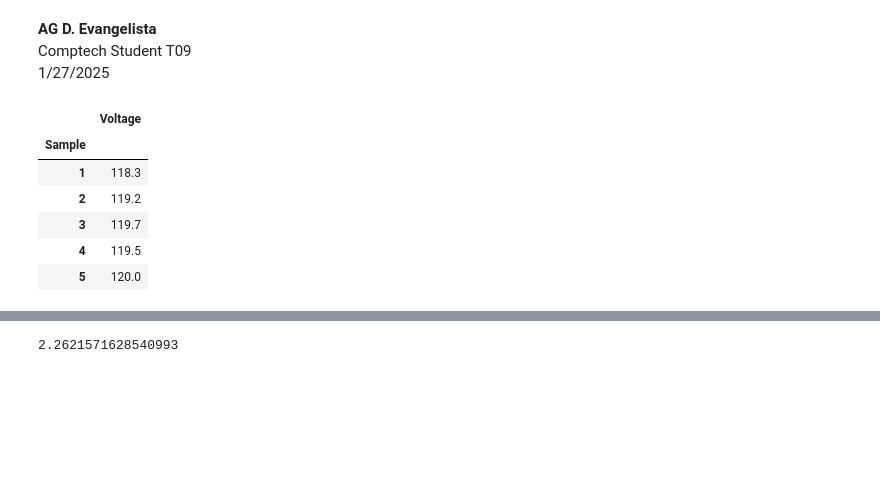
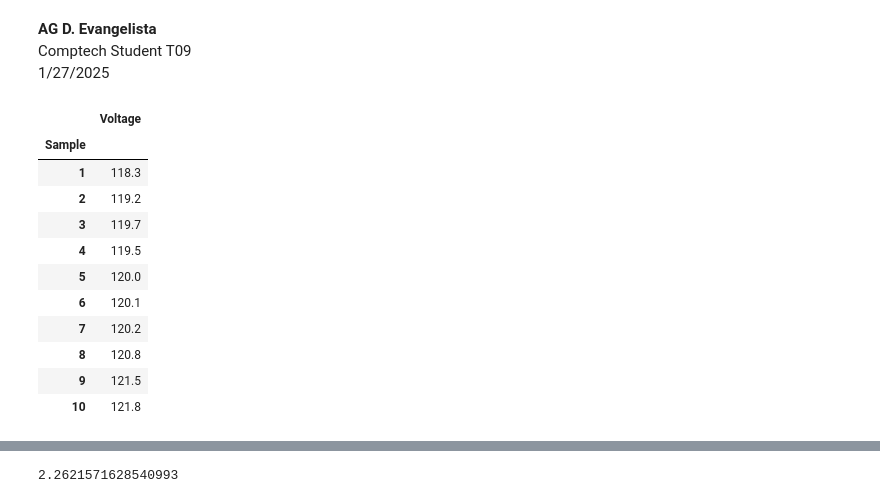
Before and after one commit to 12valor/STATISTICS, a Jupyter notebook: Lab-8-T-Distribution.ipynb, the cells around one changed output, grey strips where cells are left out. Saved outputs shown, nothing was run; the diff lists cells and outputs as text; code cells hidden in the pictures; blank space fills up the shorter version.

```diff
--- a/Lab-8-T-Distribution.ipynb
+++ b/Lab-8-T-Distribution.ipynb
@@ -10,15 +10,20 @@ import numpy as np
 import matplotlib.pyplot as plt
 from scipy import stats
 # %%
-df = pd.read_csv(r"dataset\transformer-voltage-10-sample.csv",
-                 delimiter=',',
-                 index_col=0)
-df.head()
+df = pd.read_csv(r'DATASET\transformer-voltage-10-sample.csv',
+                 index_col = 'Sample',
+                 delimiter= ",")
+df
 # %% [output]
 |  | Voltage |
 | Sample |  |
 | 1 | 118.3 |
 | 2 | 119.2 |
 | 3 | 119.7 |
 | 4 | 119.5 |
 | 5 | 120.0 |
+| 6 | 120.1 |
+| 7 | 120.2 |
+| 8 | 120.8 |
+| 9 | 121.5 |
+| 10 | 121.8 |
```
Also changed, not shown: parts of 17 cells of this notebook.
